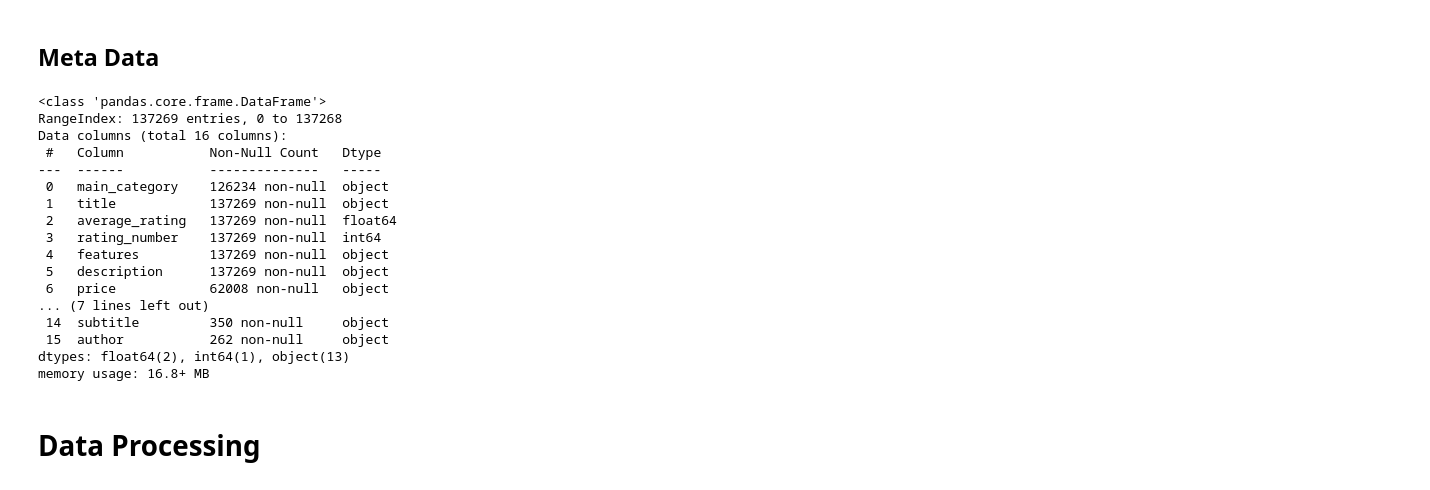
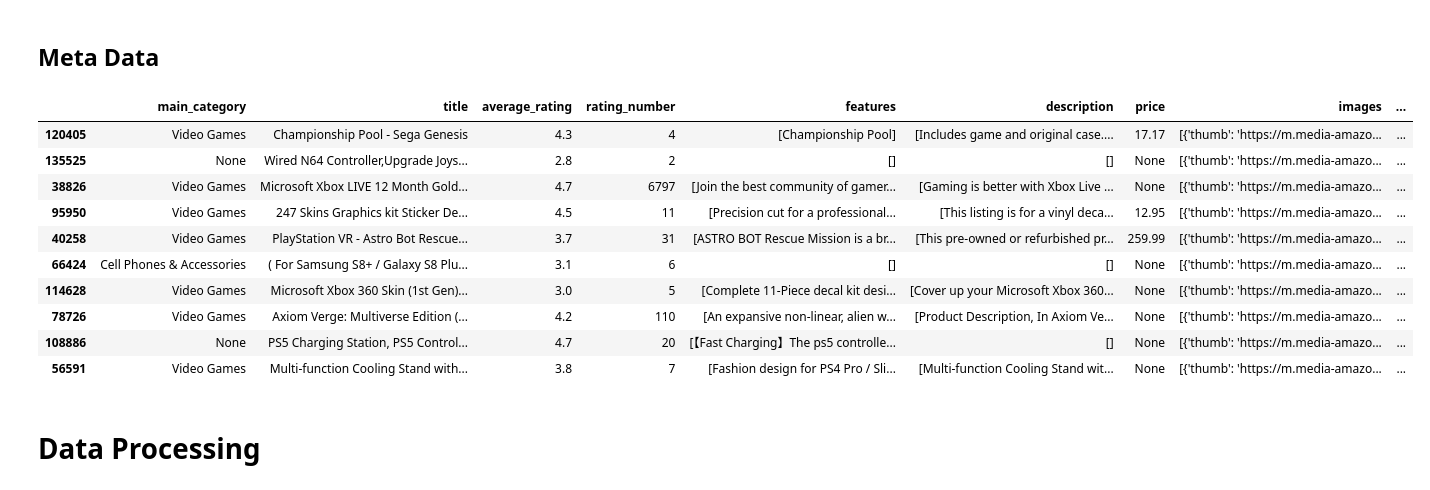
Before and after one commit to YMoso/Recommendation-System-Amazon, a Jupyter notebook: notebooks/ml_recommender.ipynb, the cells around one changed output. Cells and saved outputs as stored; diff of their text form; code cells hidden in the pictures.

```diff
--- a/notebooks/ml_recommender.ipynb
+++ b/notebooks/ml_recommender.ipynb
@@ -31,5 +28,5 @@ df_music = pd.read_json('../Digital_Music.jsonl.gz', lines=True, compression='gz
 # %% [markdown]
 ## **Meta Data**
 # %%
-meta_video_games = pd.read_json('../meta_Video_Games.jsonl.gz', lines=True, compression='gzip')
+meta_video_games = pd.read_json('../amazon-data/meta_Video_Games.jsonl.gz', lines=True, compression='gzip')
 # %%
@@ -41,23 +38,17 @@ meta_music = pd.read_json('../Digital_Music.jsonl.gz', lines=True, compression='
 # %%
-meta_video_games.info()
+meta_video_games.sample(10)
 # %% [output]
-<class 'pandas.core.frame.DataFrame'>
-RangeIndex: 137269 entries, 0 to 137268
-Data columns (total 16 columns):
- #   Column           Non-Null Count   Dtype
----  ------           --------------   -----
- 0   main_category    126234 non-null  object
- 1   title            137269 non-null  object
- 2   average_rating   137269 non-null  float64
- 3   rating_number    137269 non-null  int64
- 4   features         137269 non-null  object
- 5   description      137269 non-null  object
- 6   price            62008 non-null   object
-... (7 lines left out)
- 14  subtitle         350 non-null     object
- 15  author           262 non-null     object
-dtypes: float64(2), int64(1), object(13)
-memory usage: 16.8+ MB
+|  | main_category | title | average_rating | rating_number | features | description | price | images | ... |
+| 120405 | Video Games | Championship Pool - Sega Genesis | 4.3 | 4 | [Championship Pool] | [Includes game and original case.... | 17.17 | [{'thumb': 'https://m.media-amazo... | ... |
+| 135525 | None | Wired N64 Controller,Upgrade Joys... | 2.8 | 2 | [] | [] | None | [{'thumb': 'https://m.media-amazo... | ... |
+| 38826 | Video Games | Microsoft Xbox LIVE 12 Month Gold... | 4.7 | 6797 | [Join the best community of gamer... | [Gaming is better with Xbox Live ... | None | [{'thumb': 'https://m.media-amazo... | ... |
+| 95950 | Video Games | 247 Skins Graphics kit Sticker De... | 4.5 | 11 | [Precision cut for a professional... | [This listing is for a vinyl deca... | 12.95 | [{'thumb': 'https://m.media-amazo... | ... |
+| 40258 | Video Games | PlayStation VR - Astro Bot Rescue... | 3.7 | 31 | [ASTRO BOT Rescue Mission is a br... | [This pre-owned or refurbished pr... | 259.99 | [{'thumb': 'https://m.media-amazo... | ... |
+| 66424 | Cell Phones & Accessories | ( For Samsung S8+ / Galaxy S8 Plu... | 3.1 | 6 | [] | [] | None | [{'thumb': 'https://m.media-amazo... | ... |
+| 114628 | Video Games | Microsoft Xbox 360 Skin (1st Gen)... | 3.0 | 5 | [Complete 11-Piece decal kit desi... | [Cover up your Microsoft Xbox 360... | None | [{'thumb': 'https://m.media-amazo... | ... |
+| 78726 | Video Games | Axiom Verge: Multiverse Edition (... | 4.2 | 110 | [An expansive non-linear, alien w... | [Product Description, In Axiom Ve... | None | [{'thumb': 'https://m.media-amazo... | ... |
+| 108886 | None | PS5 Charging Station, PS5 Control... | 4.7 | 20 | [【Fast Charging】The ps5 controlle... | [] | None | [{'thumb': 'https://m.media-amazo... | ... |
+| 56591 | Video Games | Multi-function Cooling Stand with... | 3.8 | 7 | [Fashion design for PS4 Pro / Sli... | [Multi-function Cooling Stand wit... | None | [{'thumb': 'https://m.media-amazo... | ... |
 # %% [markdown]
 # **Data Processing**
 # %%
```
Also changed, not shown: parts of 57 cells of this notebook.
